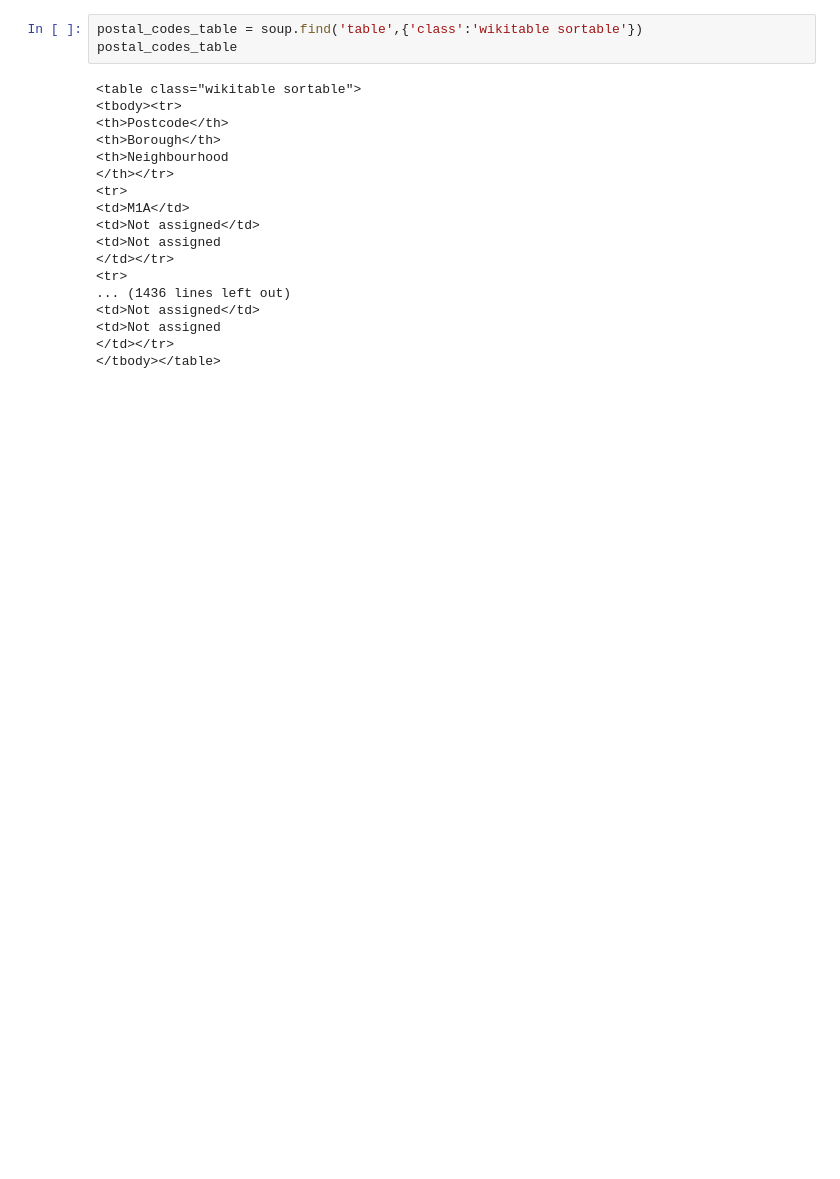
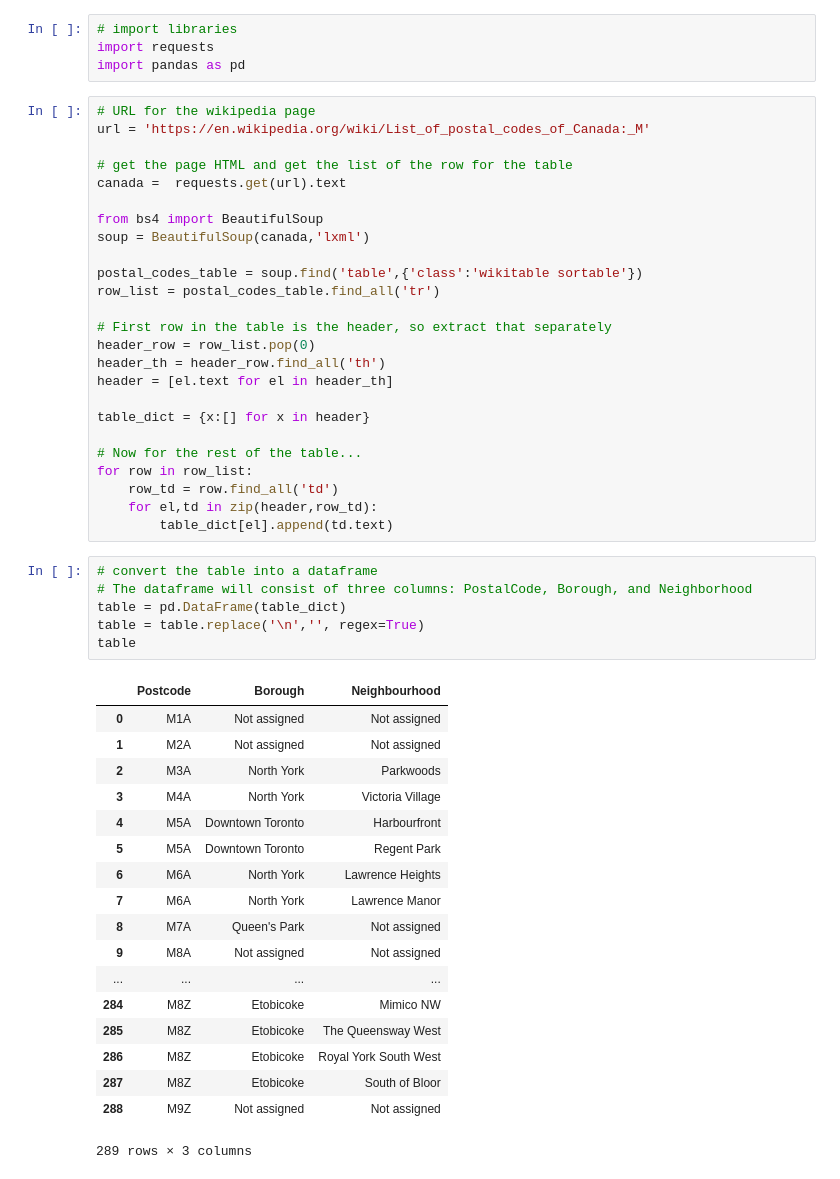
Before and after one commit to sinwee1976/Coursera_Capstone, a Jupyter notebook: Week_3_Assignment.ipynb, the cells around one changed output. Cells and saved outputs as stored; diff of their text form; blank space fills up the shorter version.

```diff
--- a/Week_3_Assignment.ipynb
+++ b/Week_3_Assignment.ipynb
@@ -29,21 +1,54 @@ print(soup.prettify())
-# %%
-postal_codes_table = soup.find('table',{'class':'wikitable sortable'})
-postal_codes_table
-# %% [output]
-<table class="wikitable sortable">
-<tbody><tr>
-<th>Postcode</th>
-<th>Borough</th>
-<th>Neighbourhood
-</th></tr>
-<tr>
-<td>M1A</td>
-<td>Not assigned</td>
-<td>Not assigned
-</td></tr>
-<tr>
-... (1436 lines left out)
-<td>Not assigned</td>
-<td>Not assigned
-</td></tr>
-</tbody></table>
+# %%
+# import libraries
+import requests
+import pandas as pd
+# %%
+# URL for the wikipedia page
+url = 'https://en.wikipedia.org/wiki/List_of_postal_codes_of_Canada:_M'
+
+# get the page HTML and get the list of the row for the table
+canada =  requests.get(url).text
+
+from bs4 import BeautifulSoup
+soup = BeautifulSoup(canada,'lxml')
+
+postal_codes_table = soup.find('table',{'class':'wikitable sortable'})
+row_list = postal_codes_table.find_all('tr')
+
+# First row in the table is the header, so extract that separately
+header_row = row_list.pop(0)
+header_th = header_row.find_all('th')
+header = [el.text for el in header_th]
+
+table_dict = {x:[] for x in header}
+
+# Now for the rest of the table...
+for row in row_list:
+    row_td = row.find_all('td')
+    for el,td in zip(header,row_td):
+        table_dict[el].append(td.text)
+# %%
+# convert the table into a dataframe
+# The dataframe will consist of three columns: PostalCode, Borough, and Neighborhood
+table = pd.DataFrame(table_dict)
+table = table.replace('\n','', regex=True)
+table
+# %% [output]
+|  | Postcode | Borough | Neighbourhood |
+| 0 | M1A | Not assigned | Not assigned |
+| 1 | M2A | Not assigned | Not assigned |
+| 2 | M3A | North York | Parkwoods |
+| 3 | M4A | North York | Victoria Village |
+| 4 | M5A | Downtown Toronto | Harbourfront |
+| 5 | M5A | Downtown Toronto | Regent Park |
+| 6 | M6A | North York | Lawrence Heights |
+| 7 | M6A | North York | Lawrence Manor |
+| 8 | M7A | Queen's Park | Not assigned |
+| 9 | M8A | Not assigned | Not assigned |
+| ... | ... | ... | ... |
+| 284 | M8Z | Etobicoke | Mimico NW |
+| 285 | M8Z | Etobicoke | The Queensway West |
+| 286 | M8Z | Etobicoke | Royal York South West |
+| 287 | M8Z | Etobicoke | South of Bloor |
+| 288 | M9Z | Not assigned | Not assigned |
+289 rows × 3 columns
```
Also changed, not shown: parts of 4 cells of this notebook.
